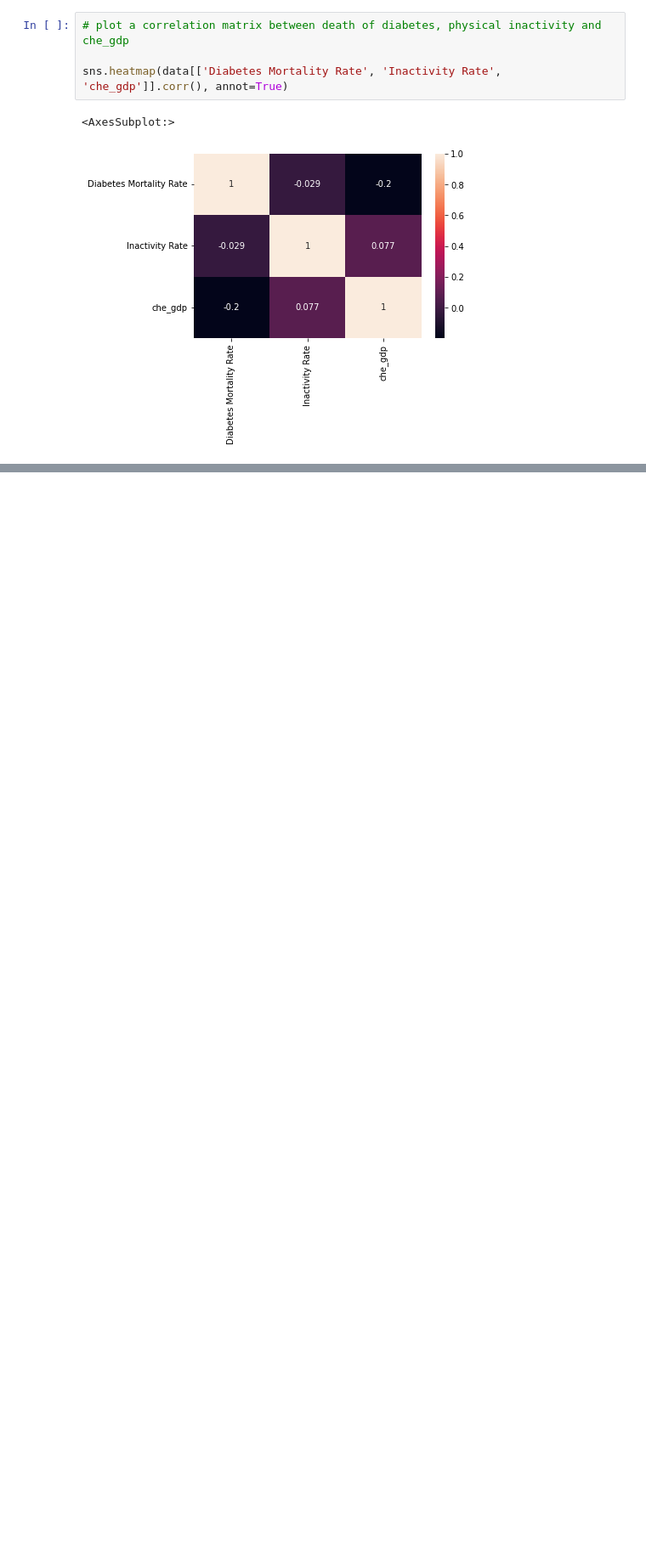
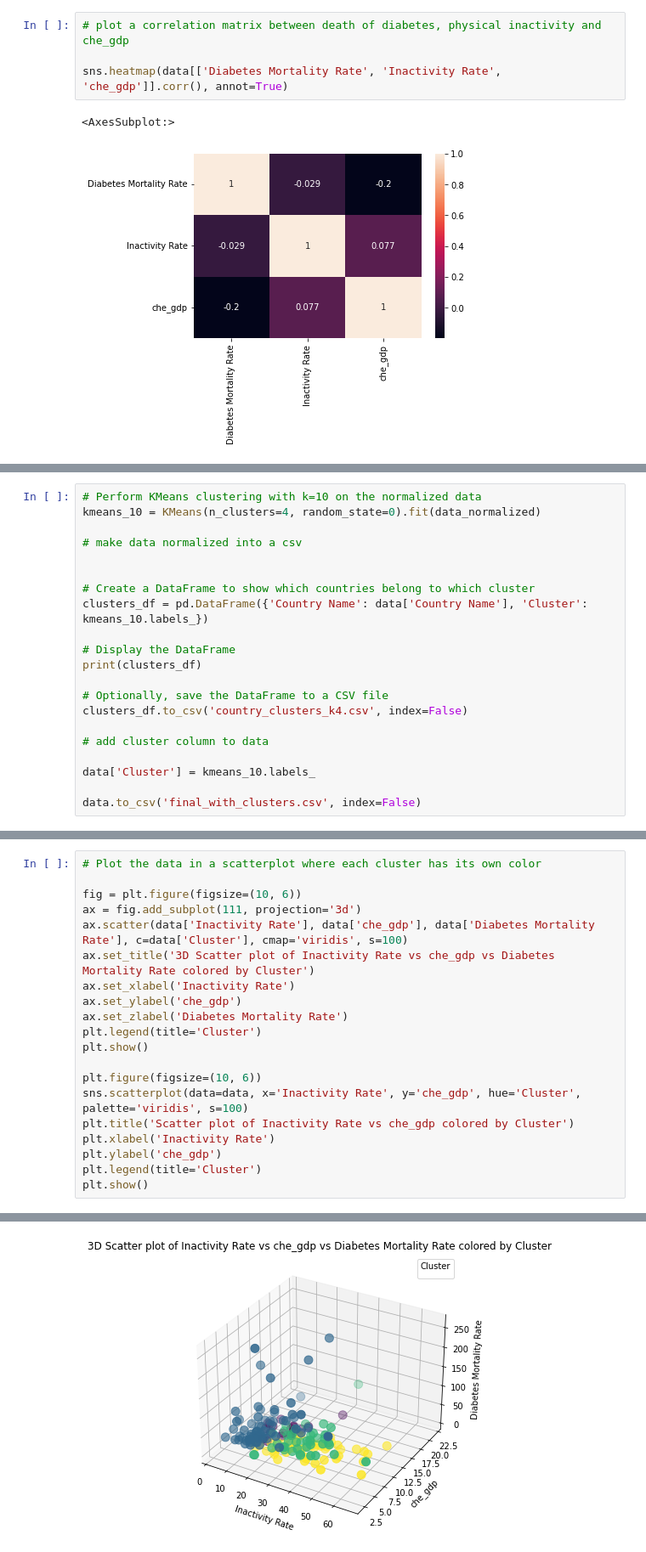
Before and after one commit to jabbe987/Data-Mining-Project, a Jupyter notebook: analysis.ipynb, the cells around one changed output, grey strips where cells are left out. Shown at 85% size. Saved outputs shown, nothing was run; the diff lists cells and outputs as text; blank space fills up the shorter version.

Commit message:
clustering

```diff
--- a/analysis.ipynb
+++ b/analysis.ipynb
@@ -100,3 +101,24 @@ For k=8, Davies-Bouldin score is 0.838738038876487
 For k=9, Davies-Bouldin score is 0.8086202100553147
 For k=10, Davies-Bouldin score is 0.7173018495816574
 [figure]
+# %%
+# Perform KMeans clustering with k=10 on the normalized data
+kmeans_10 = KMeans(n_clusters=4, random_state=0).fit(data_normalized)
+
+# make data normalized into a csv
+
+
+# Create a DataFrame to show which countries belong to which cluster
+clusters_df = pd.DataFrame({'Country Name': data['Country Name'], 'Cluster': kmeans_10.labels_})
+
+# Display the DataFrame
+print(clusters_df)
+
+# Optionally, save the DataFrame to a CSV file
+clusters_df.to_csv('country_clusters_k4.csv', index=False)
+
+# add cluster column to data
+
+data['Cluster'] = kmeans_10.labels_
+
+data.to_csv('final_with_clusters.csv', index=False)
@@ -102,0 +157,21 @@ For k=10, Davies-Bouldin score is 0.7173018495816574
+# %%
+# Plot the data in a scatterplot where each cluster has its own color
+
+fig = plt.figure(figsize=(10, 6))
+ax = fig.add_subplot(111, projection='3d')
+ax.scatter(data['Inactivity Rate'], data['che_gdp'], data['Diabetes Mortality Rate'], c=data['Cluster'], cmap='viridis', s=100)
+ax.set_title('3D Scatter plot of Inactivity Rate vs che_gdp vs Diabetes Mortality Rate colored by Cluster')
+ax.set_xlabel('Inactivity Rate')
+ax.set_ylabel('che_gdp')
+ax.set_zlabel('Diabetes Mortality Rate')
+plt.legend(title='Cluster')
+plt.show()
+
+plt.figure(figsize=(10, 6))
+sns.scatterplot(data=data, x='Inactivity Rate', y='che_gdp', hue='Cluster', palette='viridis', s=100)
+plt.title('Scatter plot of Inactivity Rate vs che_gdp colored by Cluster')
+plt.xlabel('Inactivity Rate')
+plt.ylabel('che_gdp')
+plt.legend(title='Cluster')
+plt.show()
+# %% [output]
@@ -102,0 +179 @@ For k=10, Davies-Bouldin score is 0.7173018495816574
+[figure, added]
```
Also changed, not shown: parts of 6 cells of this notebook, 13 other files.
